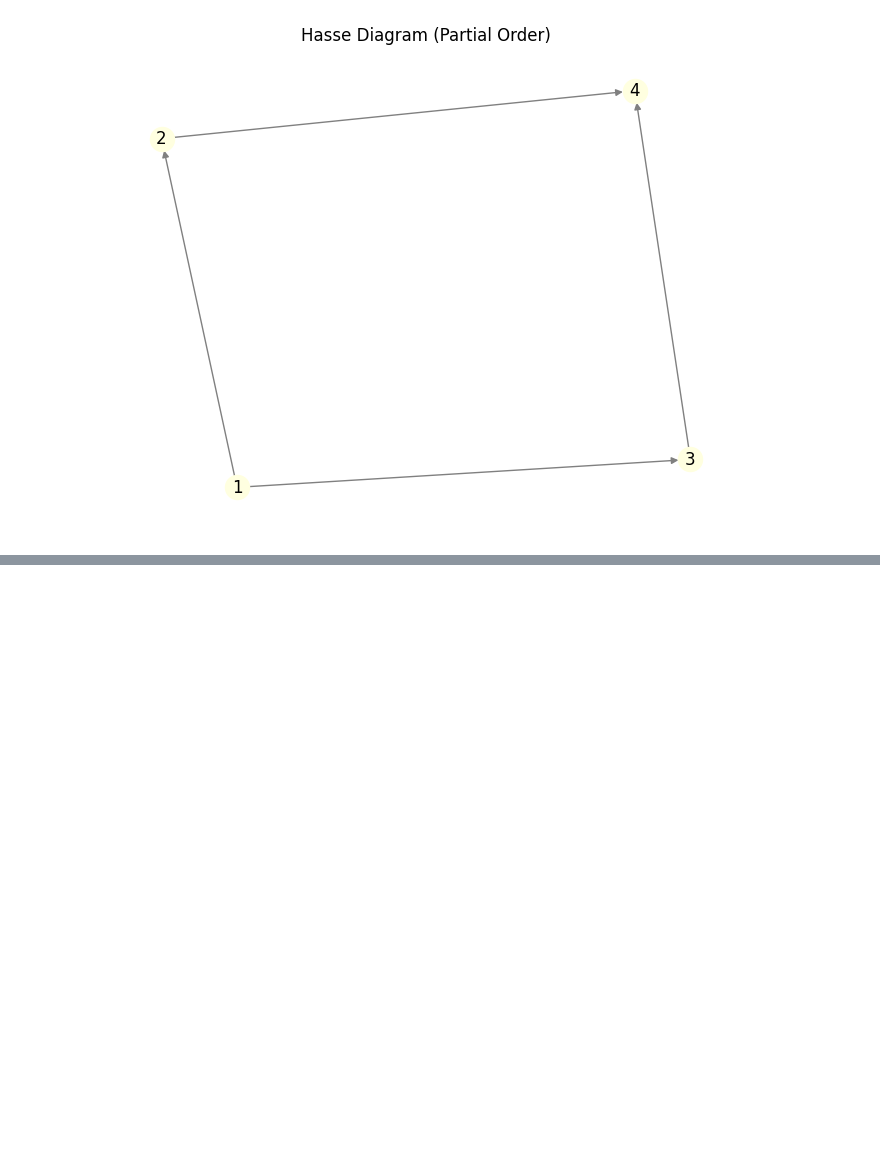
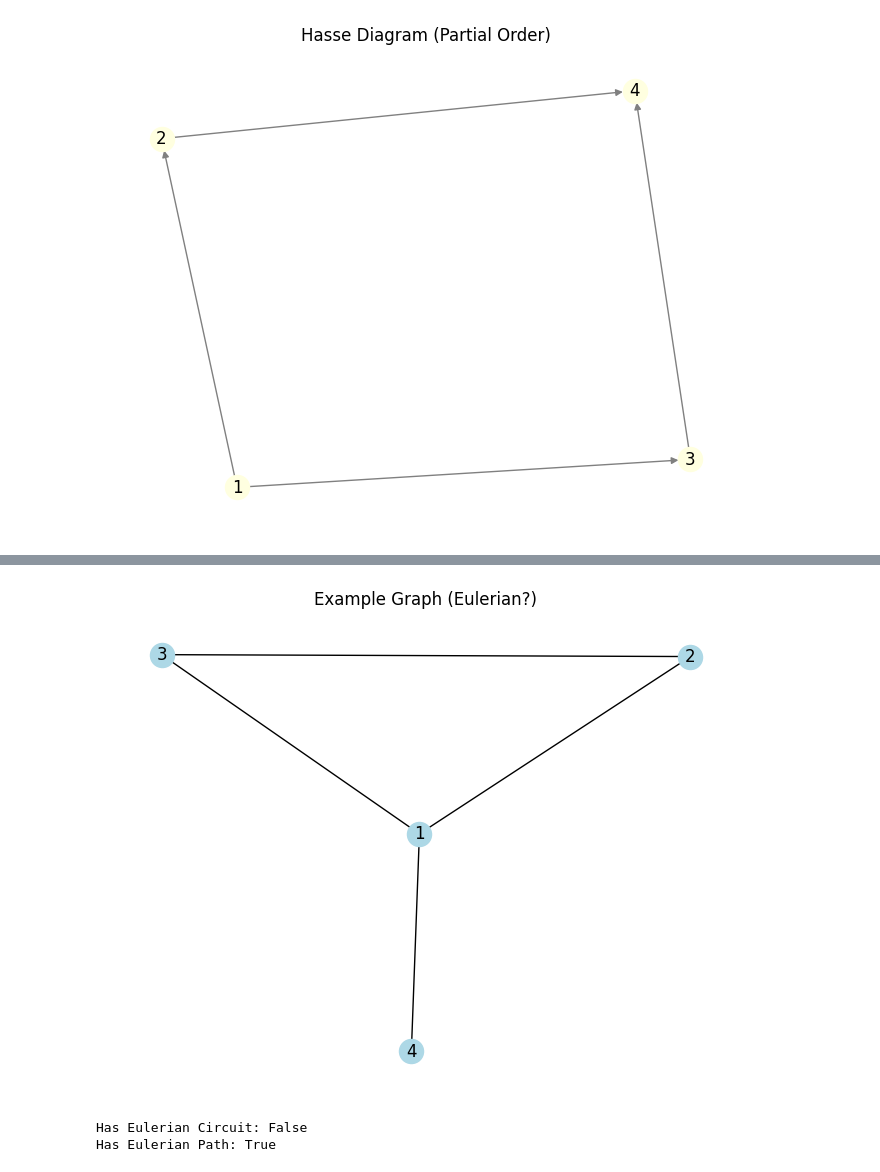
Before and after one commit to rmd360/machinelearningproject, a Jupyter notebook: Maths.ipynb, the cells around one changed output, grey strips where cells are left out. Saved outputs shown, nothing was run; the diff lists cells and outputs as text; code cells hidden in the pictures; blank space fills up the shorter version.

```diff
--- a/Maths.ipynb
+++ b/Maths.ipynb
@@ -852,0 +883,13 @@ plt.show()
+# %%
+G = nx.Graph([(1, 2), (2, 3), (3, 1), (1, 4)])
+plt.figure()
+nx.draw(G, with_labels=True, node_color='lightblue')
+plt.title("Example Graph (Eulerian?)")
+plt.show()
+
+print("Has Eulerian Circuit:", nx.is_eulerian(G))
+print("Has Eulerian Path:", nx.has_eulerian_path(G))
+# %% [output]
+[figure, added]
+Has Eulerian Circuit: False
+Has Eulerian Path: True
```
Also changed, not shown: parts of 2 cells of this notebook.
